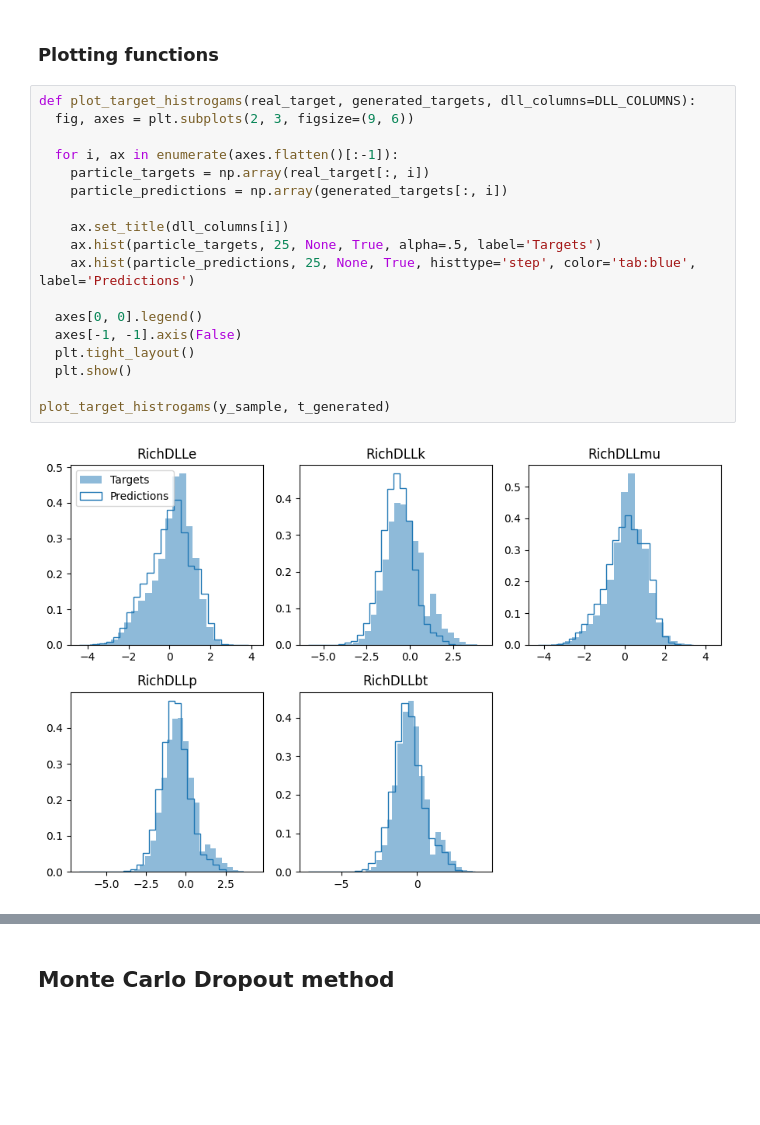
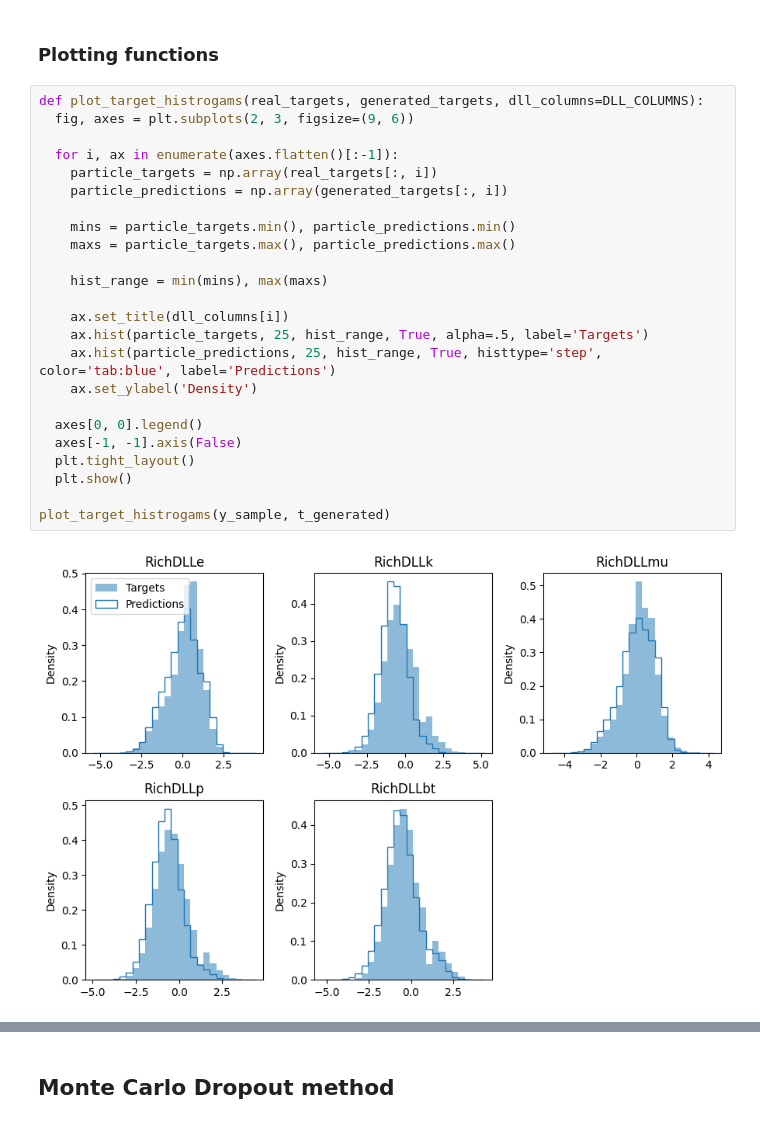
Before and after one commit to evillag/uncertainty_gan, a Jupyter notebook: TestBench.ipynb, the cells around one changed output, grey strips where cells are left out. Saved outputs shown, nothing was run; the diff lists cells and outputs as text; blank space fills up the shorter version.

```diff
--- a/TestBench.ipynb
+++ b/TestBench.ipynb
@@ -172,25 +165,31 @@ np.save(output_dir + f'{PARTICLE}_y_real.npy', y_sample)
 # %% [markdown]
 ### Plotting functions
 # %%
-def plot_target_histrogams(real_target, generated_targets, dll_columns=DLL_COLUMNS):
+def plot_target_histrogams(real_targets, generated_targets, dll_columns=DLL_COLUMNS):
   fig, axes = plt.subplots(2, 3, figsize=(9, 6))
 
   for i, ax in enumerate(axes.flatten()[:-1]):
-    particle_targets = np.array(real_target[:, i])
+    particle_targets = np.array(real_targets[:, i])
     particle_predictions = np.array(generated_targets[:, i])
 
+    mins = particle_targets.min(), particle_predictions.min()
+    maxs = particle_targets.max(), particle_predictions.max()
+
+    hist_range = min(mins), max(maxs)
+
     ax.set_title(dll_columns[i])
-    ax.hist(particle_targets, 25, None, True, alpha=.5, label='Targets')
-    ax.hist(particle_predictions, 25, None, True, histtype='step', color='tab:blue', label='Predictions')
+    ax.hist(particle_targets, 25, hist_range, True, alpha=.5, label='Targets')
+    ax.hist(particle_predictions, 25, hist_range, True, histtype='step', color='tab:blue', label='Predictions')
+    ax.set_ylabel('Density')
 
   axes[0, 0].legend()
   axes[-1, -1].axis(False)
   plt.tight_layout()
   plt.show()
 
 plot_target_histrogams(y_sample, t_generated)
 # %% [output]
-[figure, old version]
+[figure, new version]
 # %%
 from scipy.spatial.distance import jensenshannon
 from scipy.stats import linregress
```
Also changed, not shown: parts of 17 cells of this notebook.
